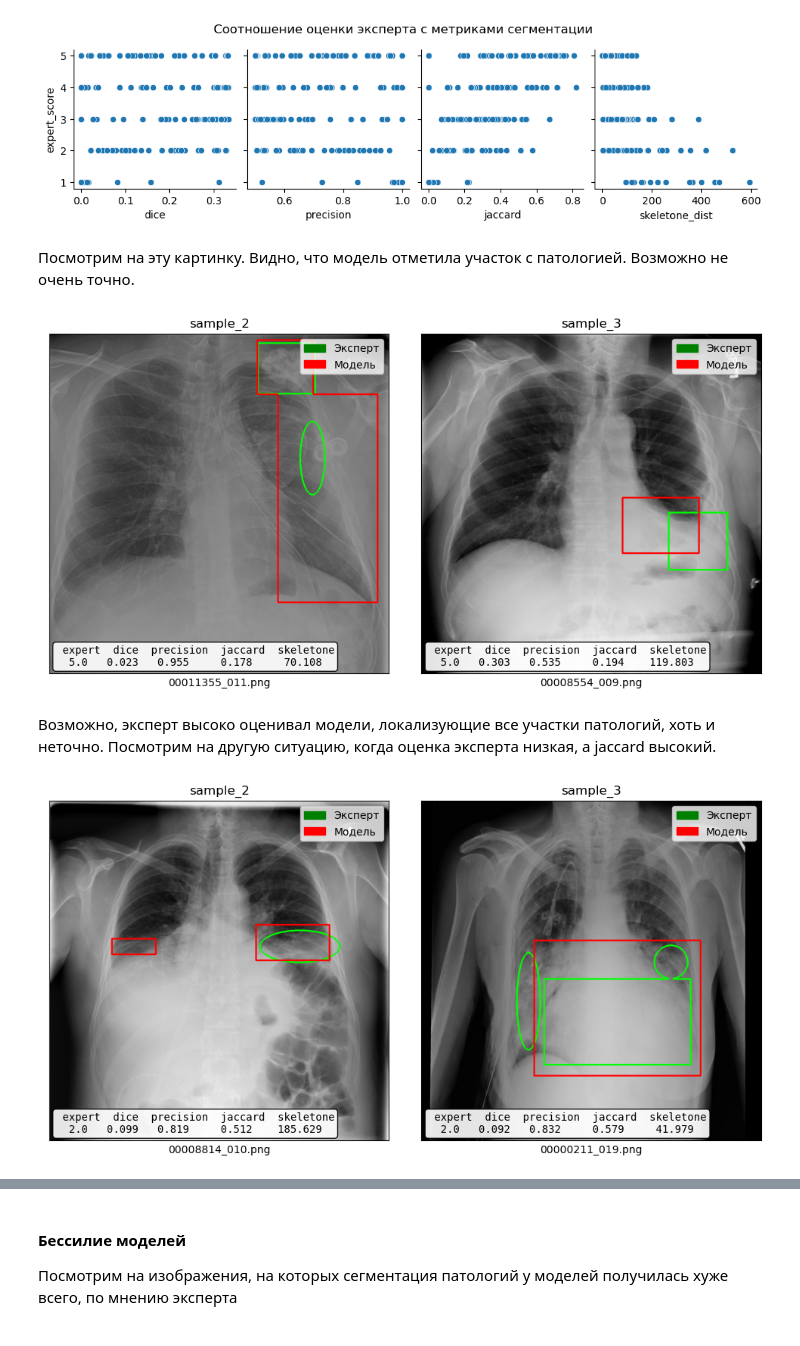
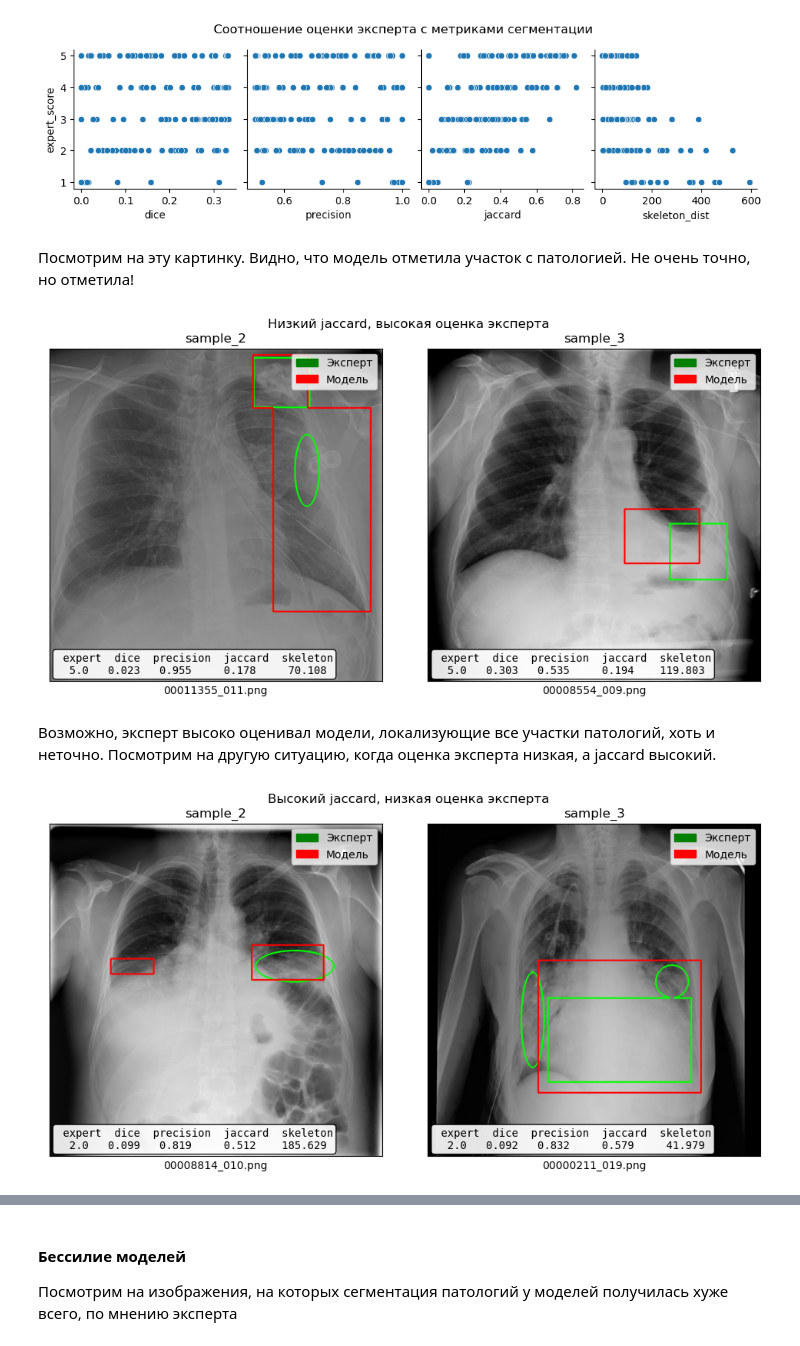
Before and after one commit to Phinnik/Astral_AI_test, a Jupyter notebook: EDA.ipynb, the cells around one changed output, grey strips where cells are left out. Cells and saved outputs as stored; diff of their text form; code cells hidden in the pictures.

```diff
--- a/EDA.ipynb
+++ b/EDA.ipynb
@@ -180,8 +195,8 @@ def get_segmentation_df():
 
     return df
 # %%
-def plot_image_segmentation(segmentation_df_row, legend=True,
-                            sample_id=True, image_name=True, metrics=True, ax=None):
+def plot_image_segmentation(segmentation_df_row, legend=True, sample_id=True,
+                            image_name=True, metrics=True, ax=None):
     """
     Функция для отображения сегментации для одного изображения одной моделью
     """
@@ -205,14 +220,14 @@ def plot_image_segmentation(segmentation_df_row, legend=True,
     # Рисуем метрики
     if metrics:
         metrics = pd.DataFrame(segmentation_df_row).T
-        metrics = metrics.loc[:, ['expert_score', 'dice', 'precision', 'jaccard', 'skeletone_dist']]
-        metrics = np.around(metrics.astype(float), 3).rename(
-            columns={'expert_score': 'expert', 'skeletone_dist': 'skeletone'})
+        metrics = metrics.loc[:, ['expert_score', 'dice', 'precision', 'jaccard', 'skeleton_dist']]
+        metrics = np.around(metrics.astype(float), 3)
+        metrics = metrics.rename(columns={'expert_score': 'expert', 'skeleton_dist': 'skeleton'})
         metrics = metrics.to_string(index=False, justify='center')
         ax.text(20, 1000, metrics, font='monospace',
-                bbox=dict(facecolor='white', edgecolor='black',
-                          boxstyle='round', alpha=0.9))
+                bbox=dict(facecolor='white', edgecolor='black', boxstyle='round', alpha=0.9))
 
+    # рисуем легенду
     if legend:
         green_patch = patches.Patch(color='green', label='Эксперт')
         red_patch = patches.Patch(color='red', label='Модель')
@@ -231,6 +246,8 @@ def plot_image_segmentation(segmentation_df_row, legend=True,
 def plot_segmentations(data):
     """
     Функция для отображения сегментации для одного изображения всеми моделями
+
+    :param data: строки segmentation_df, описывающие сегментацию одного изображения тремя моделями
     """
 
     fig, axs = plt.subplots(2, 2, figsize=(10, 10))
@@ -242,12 +259,12 @@ def plot_segmentations(data):
         plot_image_segmentation(data.iloc[i], ax=axs[i+1], legend=False)
 
     # info ax
-    axs[0].text(0.5, 0.9, f"Изображение:\n{data['origin_fp'].iloc[0].name}",
-                   va='center', ha='center', fontsize=13)
+    axs[0].text(0.5, 0.9, f'Изображение:\n{data["origin_fp"].iloc[0].name}', va='center', ha='center', fontsize=13)
 
     # Средние метрики моделей
-    metrics = data.loc[:, ['expert_score', 'dice', 'precision', 'jaccard', 'skeletone_dist']].mean()
-    metrics = np.around(metrics, 3).to_string()
+    metrics = data.loc[:, ['expert_score', 'dice', 'precision', 'jaccard', 'skeleton_dist']].mean()
+    metrics = np.around(metrics, 3)
+    metrics = metrics.to_string()
     axs[0].text(0.5, 0.7, f'Средние показатели метрик по моделям', ha='center', fontsize=11)
     axs[0].text(0.1, 0.65, metrics, va='top', font='monospace')
 
@@ -515,25 +534,29 @@ plot.fig.suptitle('Соотношение оценки эксперта c мет
 # %% [output]
 [figure]
 # %% [markdown]
-Посмотрим на эту картинку. Видно, что модель отметила участок с патологией. Возможно не очень точно.
+Посмотрим на эту картинку. Видно, что модель отметила участок с патологией. Не очень точно, но отметила!
 # %%
 fig, axs = plt.subplots(1, 2, figsize=(10, 5))
 
-rows = segmentation_df[(segmentation_df['expert_score'] == 5) & (segmentation_df['jaccard'] < 0.2) & (segmentation_df['jaccard'] > 0)]
+rows = segmentation_df[
+    (segmentation_df['expert_score'] == 5) & (segmentation_df['jaccard'] < 0.2) & (segmentation_df['jaccard'] > 0)]
 plot_image_segmentation(rows.iloc[0], image_name=True, ax=axs[0])
 plot_image_segmentation(rows.iloc[1], image_name=True, ax=axs[1])
+fig.suptitle('Низкий jaccard, высокая оценка эксперта')
 fig.tight_layout()
 # %% [output]
-[figure, old version]
+[figure, new version]
 # %% [markdown]
 Возможно, эксперт высоко оценивал модели, локализующие все участки патологий, хоть и неточно. Посмотрим на другую ситуацию, когда оценка эксперта низкая, а jaccard высокий.
 # %%
 fig, axs = plt.subplots(1, 2, figsize=(10, 5))
 
-rows = segmentation_df[(segmentation_df['expert_score'] == 2) & (segmentation_df['jaccard'] > 0.5) & (segmentation_df['jaccard'] > 0)]
+rows = segmentation_df[
+    (segmentation_df['expert_score'] == 2) & (segmentation_df['jaccard'] > 0.5) & (segmentation_df['jaccard'] > 0)]
 plot_image_segmentation(rows.iloc[0], image_name=True, ax=axs[0])
 plot_image_segmentation(rows.iloc[1], image_name=True, ax=axs[1])
+fig.suptitle('Высокий jaccard, низкая оценка эксперта')
 fig.tight_layout()
 # %% [output]
-[figure, old version]
+[figure, new version]
 # %% [markdown]
```
Also changed, not shown: parts of 31 cells of this notebook, 17 other files.
